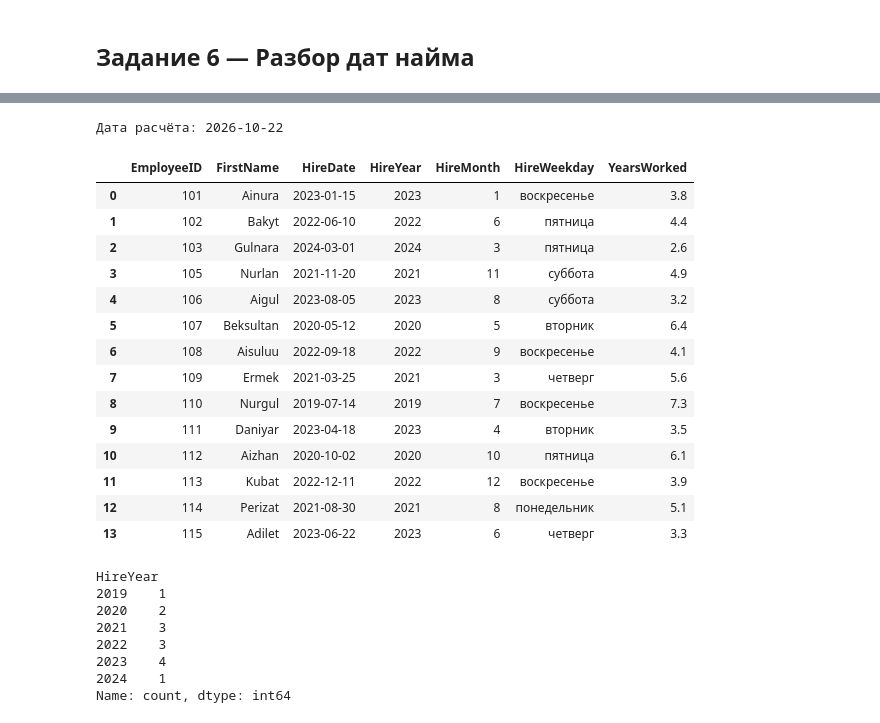
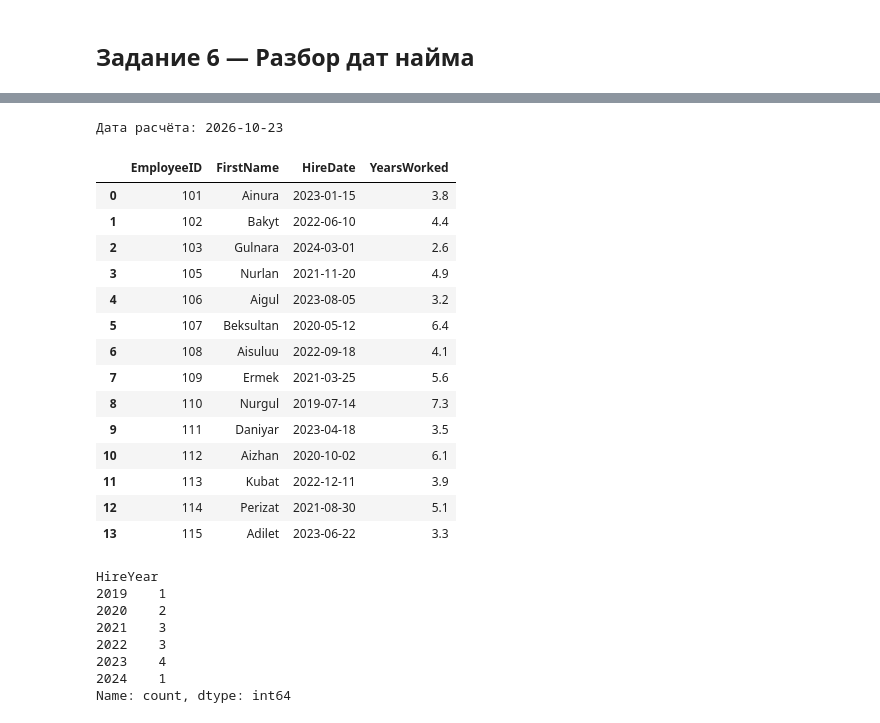
Before and after one commit to Meerim22/hr-data-preparation-lab, a Jupyter notebook: HR_Data_Preparation_Lab.ipynb, the cells around one changed output, grey strips where cells are left out. Saved outputs shown, nothing was run; the diff lists cells and outputs as text; code cells hidden in the pictures.

```diff
--- a/HR_Data_Preparation_Lab.ipynb
+++ b/HR_Data_Preparation_Lab.ipynb
@@ -487,8 +540,8 @@ df[invalid_age]
 # %%
 # Решение: 150 лет невозможно, а настоящий возраст угадать нельзя (15? 50?),
 # поэтому значение заменяется на пропуск, а не на придуманное число.
-df.loc[invalid_age, "Age"] = np.nan
-df.loc[df["EmployeeID"] == 105, ["EmployeeID", "FirstName", "LastName", "Age"]]
+df.loc[(df["Age"] < 18) | (df["Age"] > 70), "Age"] = np.nan
+display(df[df["EmployeeID"] == 105][["EmployeeID", "FirstName", "LastName", "Age"]])
 # %% [output]
 |  | EmployeeID | FirstName | LastName | Age |
 | 4 | 105 | Nurlan | Abdyldaev | NaN |
@@ -544,10 +600,10 @@ keep=False    -> оставлены строки ID 103: []
 # %%
 # Шаг 1: удаляем полные дубликаты
 df = df.drop_duplicates()
-print("После удаления полных дубликатов:", df.shape)
+print(df.shape)
 
-# Шаг 2: удаляем дубликаты по EmployeeID (оставляем первую запись)
-df = df.drop_duplicates(subset="EmployeeID", keep="first").reset_index(drop=True)
-print("После удаления дубликатов по EmployeeID:", df.shape)
-print("EmployeeID уникален:", df["EmployeeID"].is_unique)
+# Шаг 2: удаляем дубликаты по EmployeeID; ignore_index=True заново нумерует строки 0, 1, 2, ...
+df = df.drop_duplicates(subset=["EmployeeID"], keep="first", ignore_index=True)
+print(df.shape)
+print(df["EmployeeID"].duplicated().sum())
 # %% [output]
@@ -667,0 +750,13 @@ print("Нераспознанных дат:", df["HireDate"].isna().sum())
+# %%
+# Извлекаем компоненты даты
+df["HireYear"] = df["HireDate"].dt.year
+df["HireMonth"] = df["HireDate"].dt.month
+df["HireWeekday"] = df["HireDate"].dt.day_name()
+
+# Переводим названия дней недели на русский
+df["HireWeekday"] = df["HireWeekday"].replace({
+    "Monday": "понедельник", "Tuesday": "вторник", "Wednesday": "среда", "Thursday": "четверг",
+    "Friday": "пятница", "Saturday": "суббота", "Sunday": "воскресенье",
+})
+
+display(df[["EmployeeID", "FirstName", "HireDate", "HireYear", "HireMonth", "HireWeekday"]])
@@ -668,34 +779,25 @@ print("Нераспознанных дат:", df["HireDate"].isna().sum())
 # %%
-# Извлекаем компоненты даты
-weekdays_ru = {
-    "Monday": "понедельник", "Tuesday": "вторник", "Wednesday": "среда", "Thursday": "четверг",
-    "Friday": "пятница", "Saturday": "суббота", "Sunday": "воскресенье",
-}
-df["HireYear"] = df["HireDate"].dt.year
-df["HireMonth"] = df["HireDate"].dt.month
-df["HireWeekday"] = df["HireDate"].dt.day_name().map(weekdays_ru)
-
 # Стаж в компании (в годах) на сегодняшнюю дату
 today = pd.Timestamp.today().normalize()
+print("Дата расчёта:", today.date())
+
 df["YearsWorked"] = ((today - df["HireDate"]).dt.days / 365.25).round(1)
-
-print("Дата расчёта:", today.date())
-df[["EmployeeID", "FirstName", "HireDate", "HireYear", "HireMonth", "HireWeekday", "YearsWorked"]]
+display(df[["EmployeeID", "FirstName", "HireDate", "YearsWorked"]])
 # %% [output]
-Дата расчёта: 2026-10-22
+Дата расчёта: 2026-10-23
-|  | EmployeeID | FirstName | HireDate | HireYear | HireMonth | HireWeekday | YearsWorked |
-| 0 | 101 | Ainura | 2023-01-15 | 2023 | 1 | воскресенье | 3.8 |
-| 1 | 102 | Bakyt | 2022-06-10 | 2022 | 6 | пятница | 4.4 |
-| 2 | 103 | Gulnara | 2024-03-01 | 2024 | 3 | пятница | 2.6 |
-| 3 | 105 | Nurlan | 2021-11-20 | 2021 | 11 | суббота | 4.9 |
-| 4 | 106 | Aigul | 2023-08-05 | 2023 | 8 | суббота | 3.2 |
-| 5 | 107 | Beksultan | 2020-05-12 | 2020 | 5 | вторник | 6.4 |
-| 6 | 108 | Aisuluu | 2022-09-18 | 2022 | 9 | воскресенье | 4.1 |
-| 7 | 109 | Ermek | 2021-03-25 | 2021 | 3 | четверг | 5.6 |
-| 8 | 110 | Nurgul | 2019-07-14 | 2019 | 7 | воскресенье | 7.3 |
-| 9 | 111 | Daniyar | 2023-04-18 | 2023 | 4 | вторник | 3.5 |
-| 10 | 112 | Aizhan | 2020-10-02 | 2020 | 10 | пятница | 6.1 |
-| 11 | 113 | Kubat | 2022-12-11 | 2022 | 12 | воскресенье | 3.9 |
-| 12 | 114 | Perizat | 2021-08-30 | 2021 | 8 | понедельник | 5.1 |
-| 13 | 115 | Adilet | 2023-06-22 | 2023 | 6 | четверг | 3.3 |
+|  | EmployeeID | FirstName | HireDate | YearsWorked |
+| 0 | 101 | Ainura | 2023-01-15 | 3.8 |
+| 1 | 102 | Bakyt | 2022-06-10 | 4.4 |
+| 2 | 103 | Gulnara | 2024-03-01 | 2.6 |
+| 3 | 105 | Nurlan | 2021-11-20 | 4.9 |
+| 4 | 106 | Aigul | 2023-08-05 | 3.2 |
+| 5 | 107 | Beksultan | 2020-05-12 | 6.4 |
+| 6 | 108 | Aisuluu | 2022-09-18 | 4.1 |
+| 7 | 109 | Ermek | 2021-03-25 | 5.6 |
+| 8 | 110 | Nurgul | 2019-07-14 | 7.3 |
+| 9 | 111 | Daniyar | 2023-04-18 | 3.5 |
+| 10 | 112 | Aizhan | 2020-10-02 | 6.1 |
+| 11 | 113 | Kubat | 2022-12-11 | 3.9 |
+| 12 | 114 | Perizat | 2021-08-30 | 5.1 |
+| 13 | 115 | Adilet | 2023-06-22 | 3.3 |
 # %%
```
Also changed, not shown: parts of 84 cells of this notebook.
